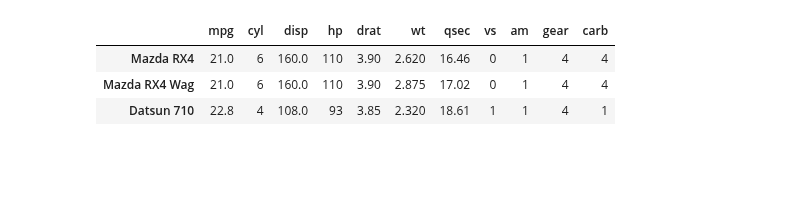
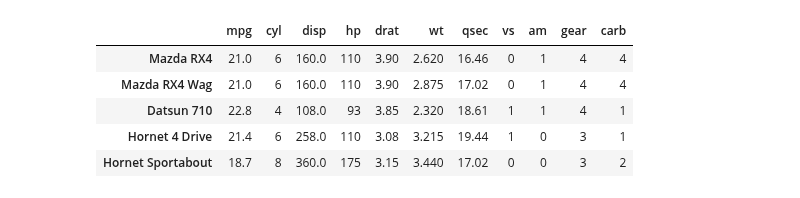
Before and after one commit to iss760/machine-learning, a Jupyter notebook: certification/practical_type01.ipynb, the cells around one changed output. Drawn from its saved outputs; the diff is of its cells as text; code cells hidden in the pictures; blank space fills up the shorter version.

```diff
--- a/certification/practical_type01.ipynb
+++ b/certification/practical_type01.ipynb
@@ -26,9 +28,12 @@ Data columns (total 11 columns):
 dtypes: float64(5), int64(6)
 memory usage: 3.0+ KB
 # %%
-df.head(3)
+# data head 확인
+df.head()
 # %% [output]
 |  | mpg | cyl | disp | hp | drat | wt | qsec | vs | am | gear | carb |
 | Mazda RX4 | 21.0 | 6 | 160.0 | 110 | 3.90 | 2.620 | 16.46 | 0 | 1 | 4 | 4 |
 | Mazda RX4 Wag | 21.0 | 6 | 160.0 | 110 | 3.90 | 2.875 | 17.02 | 0 | 1 | 4 | 4 |
 | Datsun 710 | 22.8 | 4 | 108.0 | 93 | 3.85 | 2.320 | 18.61 | 1 | 1 | 4 | 1 |
+| Hornet 4 Drive | 21.4 | 6 | 258.0 | 110 | 3.08 | 3.215 | 19.44 | 1 | 0 | 3 | 1 |
+| Hornet Sportabout | 18.7 | 8 | 360.0 | 175 | 3.15 | 3.440 | 17.02 | 0 | 0 | 3 | 2 |
```
Also changed, not shown: parts of 6 cells of this notebook, 1 other file.
